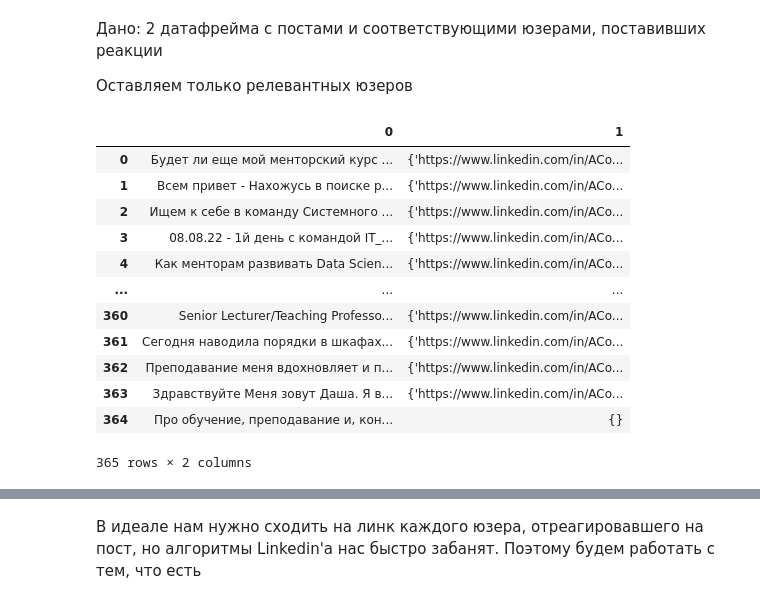
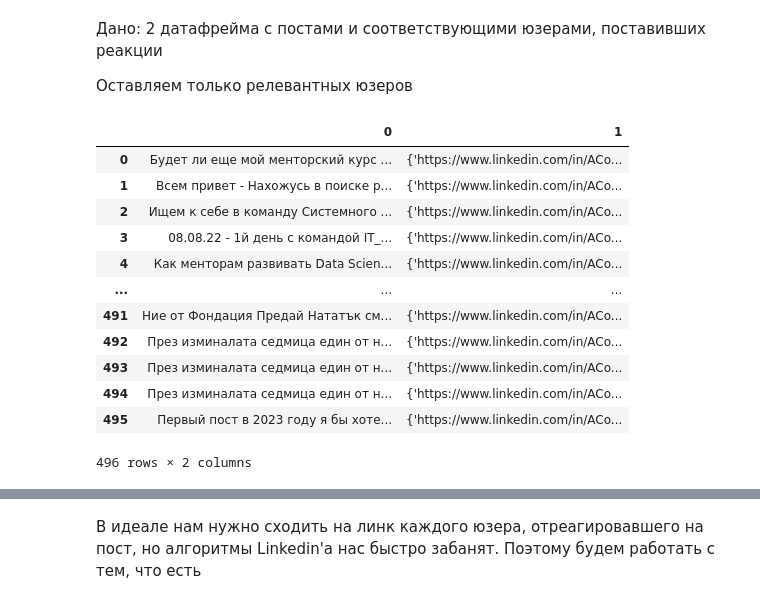
Before and after one commit to Can-t-login-to-Linkedin/YP, a Jupyter notebook: posts_data_primary_preprocessing.ipynb, the cells around one changed output, grey strips where cells are left out. Saved outputs shown, nothing was run; the diff lists cells and outputs as text; code cells hidden in the pictures.

```diff
--- a/posts_data_primary_preprocessing.ipynb
+++ b/posts_data_primary_preprocessing.ipynb
@@ -13,20 +13,21 @@ import matplotlib.pyplot as plt
 # %%
 df_1 = pd.read_json('datasets/nastavnichestvo_it_final.json', orient='index')
 df_2 = pd.read_json('datasets/prepodavanie_it_final.json', orient='index')
+df_3 = pd.read_json('datasets/mentor_it_posts.json', orient='index')
 # %%
-df = pd.concat([df_1,df_2]).reset_index(drop=True)
+df = pd.concat([df_1,df_2, df_3]).reset_index(drop=True)
 df
 # %% [output]
 |  | 0 | 1 |
 | 0 | Будет ли еще мой менторский курс ... | {'https://www.linkedin.com/in/ACo... |
 | 1 | Всем привет - Нахожусь в поиске р... | {'https://www.linkedin.com/in/ACo... |
 | 2 | Ищем к себе в команду Системного ... | {'https://www.linkedin.com/in/ACo... |
 | 3 | 08.08.22 - 1й день с командой IT_... | {'https://www.linkedin.com/in/ACo... |
 | 4 | Как менторам развивать Data Scien... | {'https://www.linkedin.com/in/ACo... |
 | ... | ... | ... |
-| 360 | Senior Lecturer/Teaching Professo... | {'https://www.linkedin.com/in/ACo... |
-| 361 | Сегодня наводила порядки в шкафах... | {'https://www.linkedin.com/in/ACo... |
-| 362 | Преподавание меня вдохновляет и п... | {'https://www.linkedin.com/in/ACo... |
-| 363 | Здравствуйте Меня зовут Даша. Я в... | {'https://www.linkedin.com/in/ACo... |
-| 364 | Про обучение, преподавание и, кон... | {} |
+| 491 | Ние от Фондация Предай Нататък см... | {'https://www.linkedin.com/in/ACo... |
+| 492 | През изминалата седмица един от н... | {'https://www.linkedin.com/in/ACo... |
+| 493 | През изминалата седмица един от н... | {'https://www.linkedin.com/in/ACo... |
+| 494 | През изминалата седмица един от н... | {'https://www.linkedin.com/in/ACo... |
+| 495 | Первый пост в 2023 году я бы хоте... | {'https://www.linkedin.com/in/ACo... |
-365 rows × 2 columns
+496 rows × 2 columns
```
Also changed, not shown: parts of 8 cells of this notebook, 2 other files.
